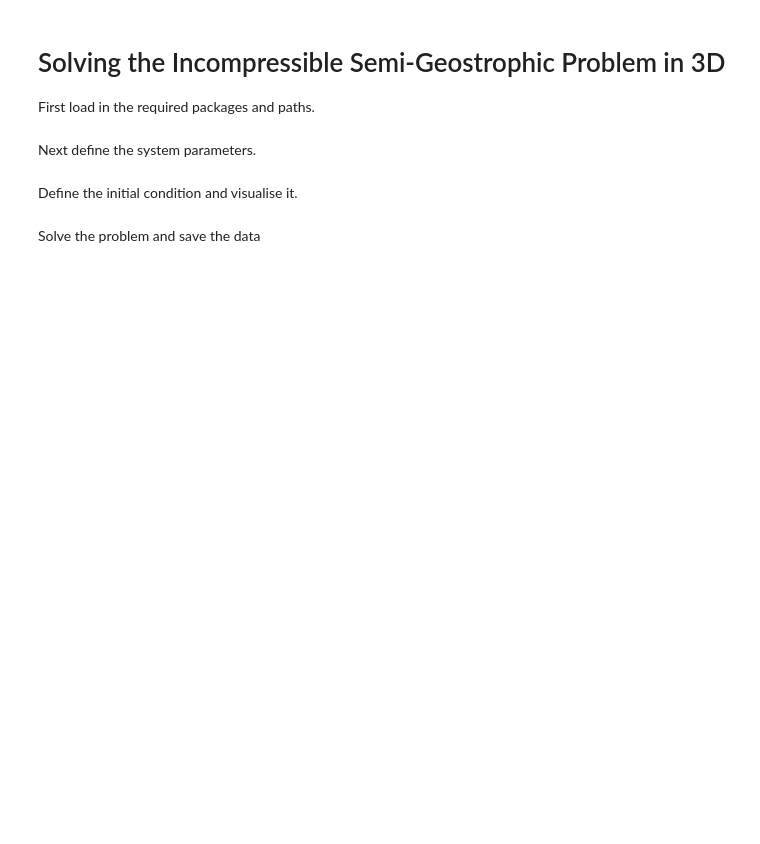
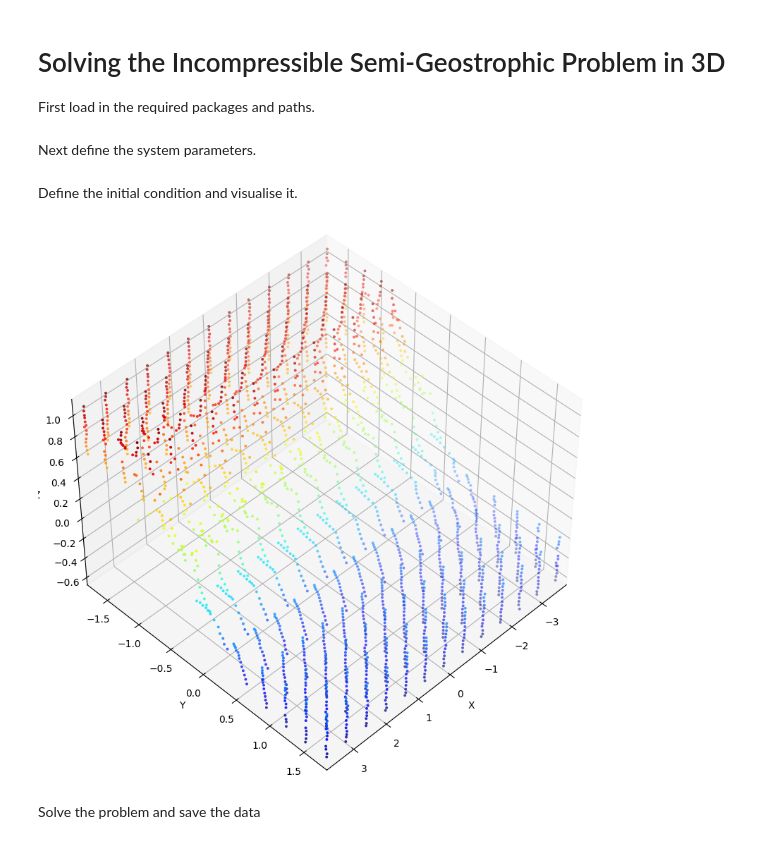
Before and after one commit to thelavier/3DIncompressibleSG, a Jupyter notebook: RunCode.ipynb, the cells around one changed output. Cells and saved outputs as stored; diff of their text form; code cells hidden in the pictures; blank space fills up the shorter version.

```diff
--- a/RunCode.ipynb
+++ b/RunCode.ipynb
@@ -24,31 +24,33 @@ Define the initial condition and visualise it.
 # %%
 # Define the parameters and initialize an initial condition that is a perturbation of a steady background state
 
 # N = 1000
 # B = np.array([[1, 2, 3], [2, 4, 5], [3, 5, 6]]) #Create background steady state
 # Z = ic.create_ss_initial(N, B, box, 'Thermal Sine') #Initial seed positions as a perturbation of a steady state
 
 # Define the parameters and initialize an initial condition that is an isolated cyclone
 
-N = 10648 # Number of seeds
+N = 2197 # Number of seeds
 A = 0 # Shear parameter can either be 0 or +/-0.1
 Z = ic.create_cyc_initial(N, box, A, per_x, per_y, per_z, truncation = 16) #Initial seed positions for an isolated cyclone with no shear, shear can be set to +/-0.1
 
 # Plot the initial condition
 
 fig = plt.figure()
 fig.set_size_inches(10, 10, True)
 ax = fig.add_subplot(projection='3d')
 ax.scatter(Z[:,0], Z[:,1], Z[:,2], c = Z[:,2], cmap = 'jet', edgecolor = 'none', s = 8) #Points colored based on their 3rd component i.e. temperature
 ax.set_xlim([np.min(Z[:,0]), np.max(Z[:,0])])
 ax.set_ylim([np.min(Z[:,1]), np.max(Z[:,1])])
 ax.set_zlim([np.min(Z[:,2]), np.max(Z[:,2])])
 ax.set_xlabel('X')
 ax.set_ylabel('Y')
 ax.set_zlabel('Z')
 ax.view_init(elev = 45, azim = 45) #Viewing angle on the inital conditions
 
 plt.show()
+# %% [output]
+[figure, added]
 # %% [markdown]
 Solve the problem and save the data
 # %%
```
Also changed, not shown: parts of 4 cells of this notebook, 3 other files.
